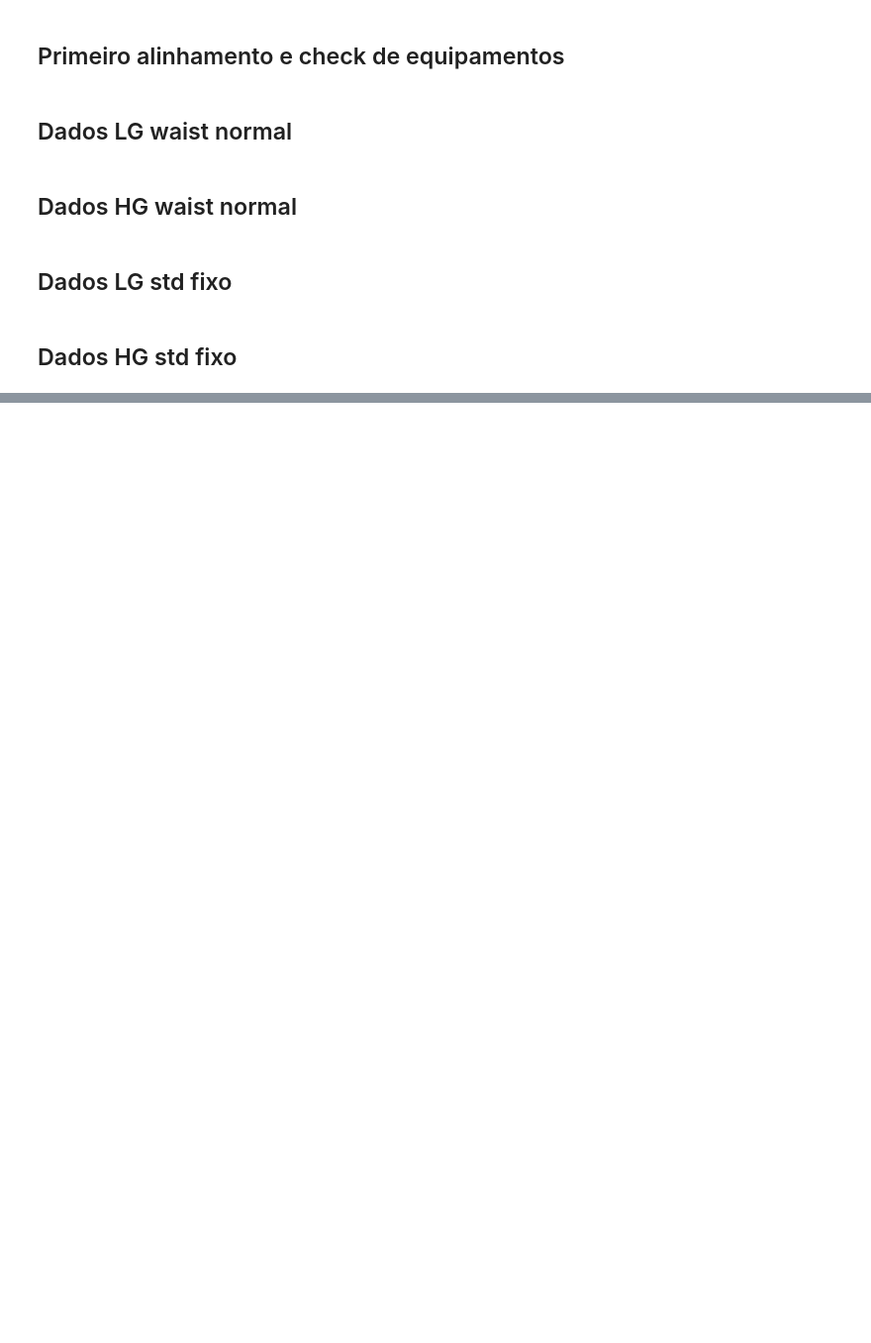
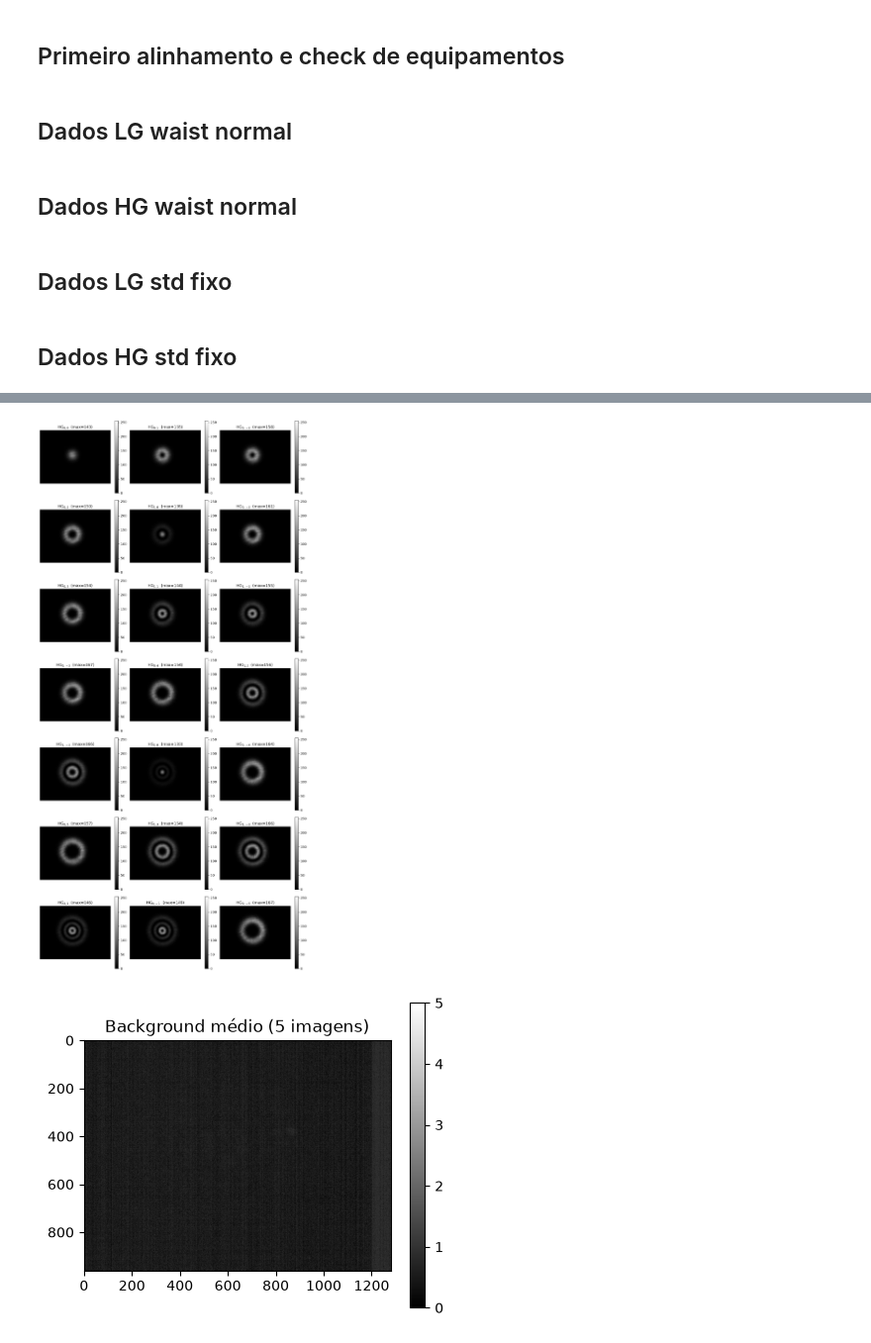
Before and after one commit to Altilano/Speckle, a Jupyter notebook: acquire_data_sample_plane.ipynb, the cells around one changed output, grey strips where cells are left out. Shown at 99% size. Cells and saved outputs as stored; diff of their text form; code cells hidden in the pictures; blank space fills up the shorter version.

Commit message:
medidas slm plane

```diff
--- a/acquire_data_sample_plane.ipynb
+++ b/acquire_data_sample_plane.ipynb
@@ -165,7 +186,7 @@ with h5py.File(f"{FOLDER}data_HG.h5", "w") as file:
     for n in range(6):
         index_ds[n] = [n,0]
 
-        beam.hg(n,0)
+        beam.hg(n,0, angle=ANGLE)
         holo = slm_hologram(beam, x_grating, y_grating)
         slm.update_image(holo)
         time.sleep(0.2)
@@ -173,7 +194,7 @@ with h5py.File(f"{FOLDER}data_HG.h5", "w") as file:
         img = take_picture(cam)
         if np.max(img) >254:
             print(f"mode hg{mode} saturated")
-        images_ds[i] = img
+        images_ds[n] = img
 # %% [markdown]
 ## Dados LG std fixo
 # %%
@@ -184,7 +205,7 @@ with h5py.File(f"{FOLDER}data_LG_fix.h5", "w") as file:
         'step_size_nm': int(round(step_size * 1e9)),
         'cam_pixel_size_um': pixel_cam * 1e6,
         'magnification': mu,
-        'waist': waist,
+        'C': C,
         'z': z,
         'lamb': lamb,
     })
@@ -206,8 +227,8 @@ with h5py.File(f"{FOLDER}data_LG_fix.h5", "w") as file:
         p = mode[0]
         index_ds[i] = mode
 
-        beam.waist = calculate_fix_std_LG(C, l, p, z)
-        beam.lg(l,p)
+        beam.waist = calculate_fix_std_LG(p,l)
+        beam.lg(l,p, angle=ANGLE)
         holo = slm_hologram(beam, x_grating, y_grating)
         slm.update_image(holo)
         time.sleep(0.2)
@@ -219,14 +240,14 @@ with h5py.File(f"{FOLDER}data_LG_fix.h5", "w") as file:
 # %% [markdown]
 ## Dados HG std fixo
 # %%
-with h5py.File(f"{FOLDER}data_HG.h5", "w") as file:
+with h5py.File(f"{FOLDER}data_HG_fix.h5", "w") as file:
     file.attrs.update({
         'expo': f"{EXPO}s",
         'bit_depth': BIT,
         'step_size_nm': int(round(step_size * 1e9)),
         'cam_pixel_size_um': pixel_cam * 1e6,
         'magnification': mu,
-        'waist': waist,
+        'C': C,
         'z': z,
         'lamb': lamb,
     })
@@ -246,8 +267,8 @@ with h5py.File(f"{FOLDER}data_HG.h5", "w") as file:
     for n in range(6):
         index_ds[n] = [n,0]
 
-        beam.waist = calculate_fix_std_HG(C, n, z)
-        beam.hg(n,0)
+        beam.waist = calculate_fix_std_HG(n)
+        beam.hg(n,0, angle=ANGLE)
         holo = slm_hologram(beam, x_grating, y_grating)
         slm.update_image(holo)
         time.sleep(0.2)
@@ -255,4 +276,51 @@ with h5py.File(f"{FOLDER}data_HG.h5", "w") as file:
         img = take_picture(cam)
         if np.max(img) >254:
             print(f"mode hg{mode} saturated")
-        images_ds[i] = img
+        images_ds[n] = img
+# %%
+import h5py
+import numpy as np
+import matplotlib.pyplot as plt
+
+FOLDER = "Amostras_10_2026_sample_plane/"  # ajuste para sua pasta
+
+with h5py.File(f"{FOLDER}data_LG.h5", "r") as file:
+    # Atributos
+    print("Atributos:")
+    for key, value in file.attrs.items():
+        print(f"  {key}: {value}")
+
+    print("\nDatasets:")
+    for name, ds in file.items():
+        print(f"  {name}: shape={ds.shape}, dtype={ds.dtype}")
+
+    images = file["images"][:]
+    index = file["index"][:]
+    background = file["background"][:]
+
+# Imagens adquiridas
+n_img = len(images)
+ncols = 3
+nrows = int(np.ceil(n_img / ncols))
+
+fig, axes = plt.subplots(nrows, ncols, figsize=(4 * ncols, 3.5 * nrows),
+                         squeeze=False)
+for ax, img, (n, m) in zip(axes.ravel(), images, index):
+    im = ax.imshow(img, cmap="gray", vmin=0, vmax=255)
+    ax.set_title(f"HG$_{{{n},{m}}}$  (max={img.max()})")
+    ax.axis("off")
+    fig.colorbar(im, ax=ax, fraction=0.046)
+
+for ax in axes.ravel()[n_img:]:
+    ax.axis("off")
+
+plt.tight_layout()
+plt.show()
+
+# Background médio (opcional)
+plt.figure(figsize=(5, 4))
+plt.imshow(background.mean(axis=0), cmap="gray")
+plt.title(f"Background médio ({len(background)} imagens)")
+plt.colorbar()
+plt.show()
+# %% [output]
@@ -258,0 +341,2 @@ with h5py.File(f"{FOLDER}data_HG.h5", "w") as file:
+[figure, added]
+[figure, added]
```
Also changed, not shown: parts of 8 cells of this notebook, 4 other files.
